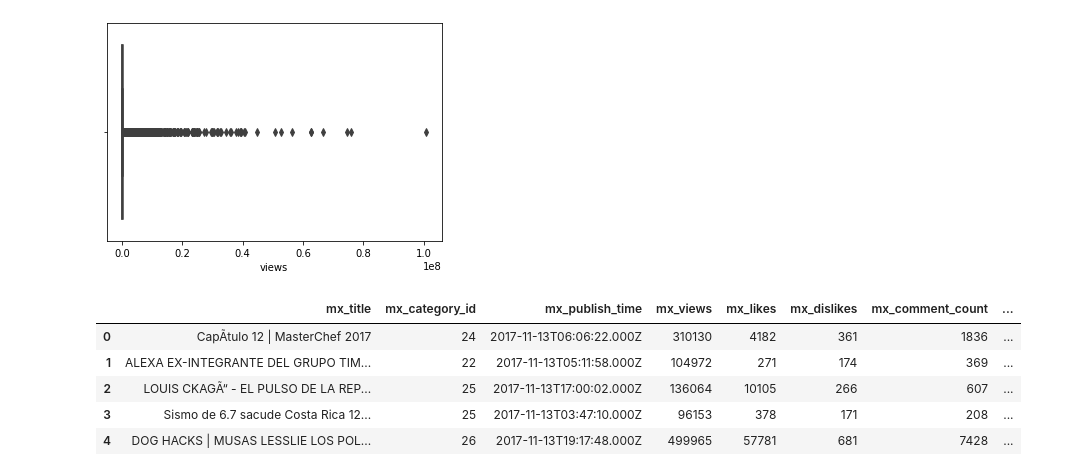
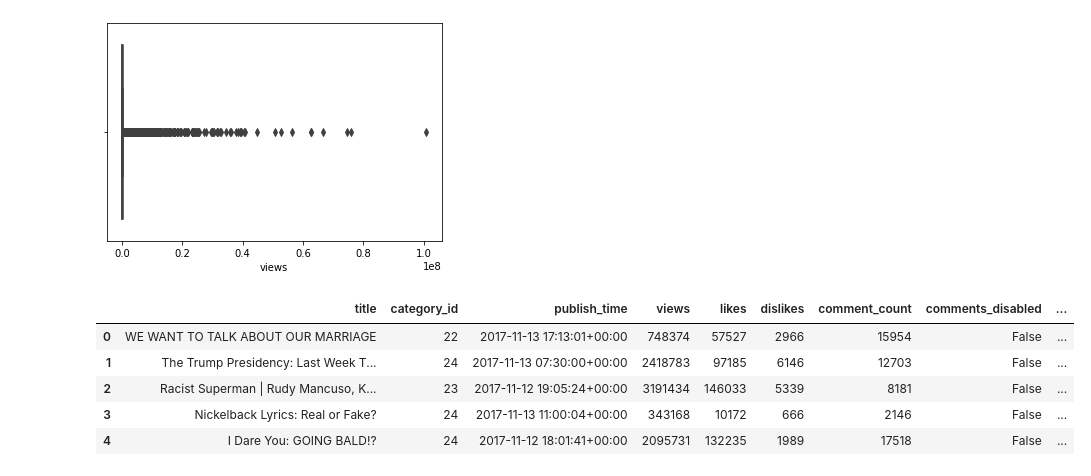
Before and after one commit to fariha23/YouTube_Data_Analysis_Video_Categories, a Jupyter notebook: YouTube_Data_Wrangling_Ver1.ipynb, the cells around one changed output. Saved outputs shown, nothing was run; the diff lists cells and outputs as text; code cells hidden in the pictures.

Commit message:
appended mx and usa df AND adding the report

```diff
--- a/YouTube_Data_Wrangling_Ver1.ipynb
+++ b/YouTube_Data_Wrangling_Ver1.ipynb
@@ -262,2 +257,0 @@ temp=mx_df_clean
-# %%
-mx_df_clean.columns=['mx_title','mx_category_id','mx_publish_time','mx_views','mx_likes','mx_dislikes','mx_comment_count','mx_comments_disabled','mx_ratings_disabled','mx_video_error_or_removed','mx_category_name']
@@ -264,9 +264,15 @@ mx_df_clean.columns=['mx_title','mx_category_id','mx_publish_time','mx_views','m
+# %%
+mx_df_clean['country']='Mexico'
+# %%
+usa_df_clean['country']='USA'
+# %%
+combined_usa_mx_df=usa_df_clean.append(mx_df_clean)
 # %%
-mx_df_clean.head()
+combined_usa_mx_df.head()
 # %% [output]
-|  | mx_title | mx_category_id | mx_publish_time | mx_views | mx_likes | mx_dislikes | mx_comment_count | ... |
-| 0 | CapÃ­tulo 12 | MasterChef 2017 | 24 | 2017-11-13T06:06:22.000Z | 310130 | 4182 | 361 | 1836 | ... |
-| 1 | ALEXA EX-INTEGRANTE DEL GRUPO TIM... | 22 | 2017-11-13T05:11:58.000Z | 104972 | 271 | 174 | 369 | ... |
-| 2 | LOUIS CKAGÃ“ - EL PULSO DE LA REP... | 25 | 2017-11-13T17:00:02.000Z | 136064 | 10105 | 266 | 607 | ... |
-| 3 | Sismo de 6.7 sacude Costa Rica 12... | 25 | 2017-11-13T03:47:10.000Z | 96153 | 378 | 171 | 208 | ... |
-| 4 | DOG HACKS | MUSAS LESSLIE LOS POL... | 26 | 2017-11-13T19:17:48.000Z | 499965 | 57781 | 681 | 7428 | ... |
+|  | title | category_id | publish_time | views | likes | dislikes | comment_count | comments_disabled | ... |
+| 0 | WE WANT TO TALK ABOUT OUR MARRIAGE | 22 | 2017-11-13 17:13:01+00:00 | 748374 | 57527 | 2966 | 15954 | False | ... |
+| 1 | The Trump Presidency: Last Week T... | 24 | 2017-11-13 07:30:00+00:00 | 2418783 | 97185 | 6146 | 12703 | False | ... |
+| 2 | Racist Superman | Rudy Mancuso, K... | 23 | 2017-11-12 19:05:24+00:00 | 3191434 | 146033 | 5339 | 8181 | False | ... |
+| 3 | Nickelback Lyrics: Real or Fake? | 24 | 2017-11-13 11:00:04+00:00 | 343168 | 10172 | 666 | 2146 | False | ... |
+| 4 | I Dare You: GOING BALD!? | 24 | 2017-11-12 18:01:41+00:00 | 2095731 | 132235 | 1989 | 17518 | False | ... |
```
Also changed, not shown: parts of 7 cells of this notebook, 1 other file.
